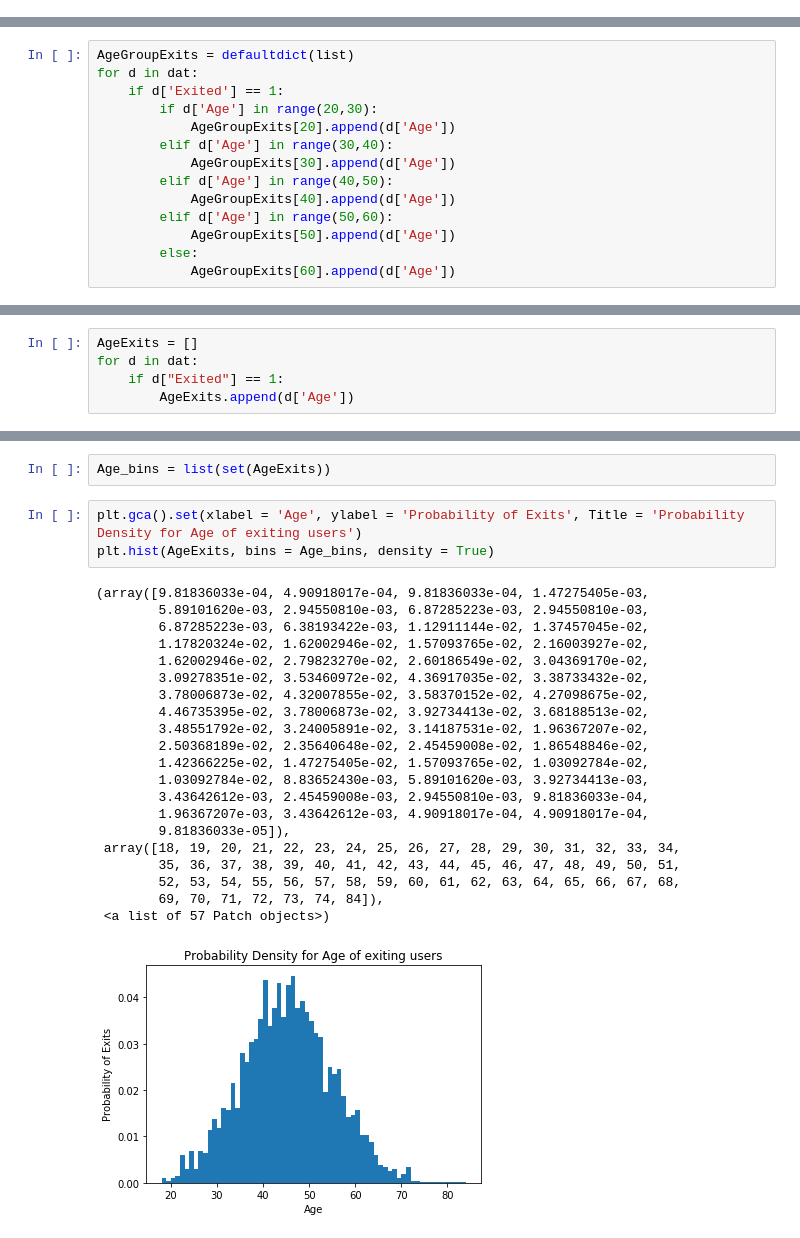
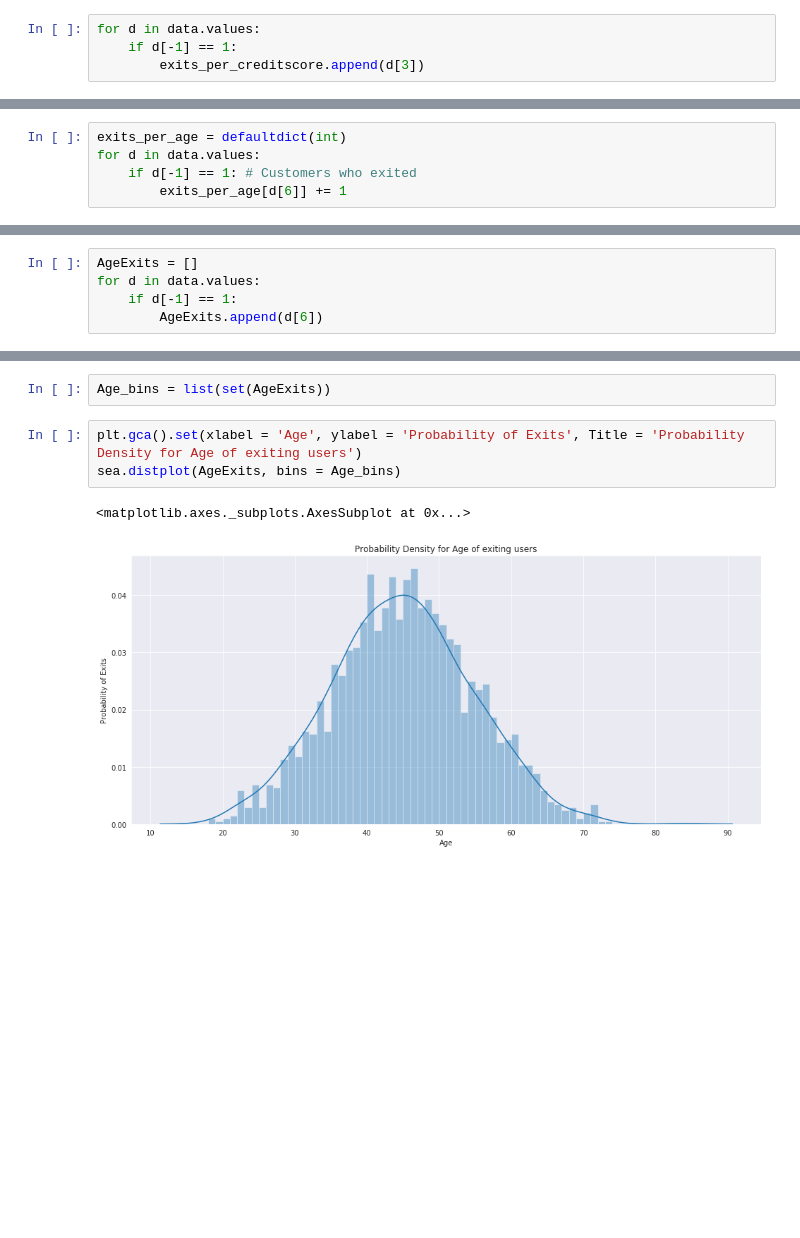
Before and after one commit to pratik-1999/Churn_Model, a Jupyter notebook: Geo_demographic_data_analysis.ipynb, the cells around one changed output, grey strips where cells are left out. Drawn from its saved outputs; the diff is of its cells as text; blank space fills up the shorter version.

Commit message:
New Plots

```diff
--- a/Geo_demographic_data_analysis.ipynb
+++ b/Geo_demographic_data_analysis.ipynb
@@ -155,0 +140,4 @@ plt.bar(x, y, color = 'Teal')
+# %%
+for d in data.values:
+    if d[-1] == 1:
+        exits_per_creditscore.append(d[3])
@@ -156,16 +154,2 @@ plt.bar(x, y, color = 'Teal')
 # %% [markdown]
 ### Trend of Exits per Age-group
-# %%
-AgeGroupExits = defaultdict(list)
-for d in dat:
-    if d['Exited'] == 1:
-        if d['Age'] in range(20,30):
-            AgeGroupExits[20].append(d['Age'])
-        elif d['Age'] in range(30,40):
-            AgeGroupExits[30].append(d['Age'])
-        elif d['Age'] in range(40,50):
-            AgeGroupExits[40].append(d['Age'])
-        elif d['Age'] in range(50,60):
-            AgeGroupExits[50].append(d['Age'])
-        else:
-            AgeGroupExits[60].append(d['Age'])
@@ -185,0 +156,5 @@ plt.bar(x, y, color = 'Crimson', width = 8.0 )
+# %%
+exits_per_age = defaultdict(int)
+for d in data.values:
+    if d[-1] == 1: # Customers who exited
+        exits_per_age[d[6]] += 1
@@ -186,8 +172,8 @@ plt.bar(x, y, color = 'Crimson', width = 8.0 )
 # %%
 AgeExits = []
-for d in dat:
-    if d["Exited"] == 1:
-        AgeExits.append(d['Age'])
+for d in data.values:
+    if d[-1] == 1:
+        AgeExits.append(d[6])
 # %%
 AgeExits.sort()
 AgeExits[-10:]
@@ -197,26 +183,7 @@ AgeExits[-10:]
 Age_bins = list(set(AgeExits))
 # %%
 plt.gca().set(xlabel = 'Age', ylabel = 'Probability of Exits', Title = 'Probability Density for Age of exiting users')
-plt.hist(AgeExits, bins = Age_bins, density = True)
+sea.distplot(AgeExits, bins = Age_bins)
 # %% [output]
-(array([9.81836033e-04, 4.90918017e-04, 9.81836033e-04, 1.47275405e-03,
-        5.89101620e-03, 2.94550810e-03, 6.87285223e-03, 2.94550810e-03,
-        6.87285223e-03, 6.38193422e-03, 1.12911144e-02, 1.37457045e-02,
-        1.17820324e-02, 1.62002946e-02, 1.57093765e-02, 2.16003927e-02,
-        1.62002946e-02, 2.79823270e-02, 2.60186549e-02, 3.04369170e-02,
-        3.09278351e-02, 3.53460972e-02, 4.36917035e-02, 3.38733432e-02,
-        3.78006873e-02, 4.32007855e-02, 3.58370152e-02, 4.27098675e-02,
-        4.46735395e-02, 3.78006873e-02, 3.92734413e-02, 3.68188513e-02,
-        3.48551792e-02, 3.24005891e-02, 3.14187531e-02, 1.96367207e-02,
-        2.50368189e-02, 2.35640648e-02, 2.45459008e-02, 1.86548846e-02,
-        1.42366225e-02, 1.47275405e-02, 1.57093765e-02, 1.03092784e-02,
-        1.03092784e-02, 8.83652430e-03, 5.89101620e-03, 3.92734413e-03,
-        3.43642612e-03, 2.45459008e-03, 2.94550810e-03, 9.81836033e-04,
-        1.96367207e-03, 3.43642612e-03, 4.90918017e-04, 4.90918017e-04,
-        9.81836033e-05]),
- array([18, 19, 20, 21, 22, 23, 24, 25, 26, 27, 28, 29, 30, 31, 32, 33, 34,
-        35, 36, 37, 38, 39, 40, 41, 42, 43, 44, 45, 46, 47, 48, 49, 50, 51,
-        52, 53, 54, 55, 56, 57, 58, 59, 60, 61, 62, 63, 64, 65, 66, 67, 68,
-        69, 70, 71, 72, 73, 74, 84]),
- <a list of 57 Patch objects>)
+<matplotlib.axes._subplots.AxesSubplot at 0x...>
-[figure, old version]
+[figure, new version]
```
Also changed, not shown: parts of 37 cells of this notebook, 1 other file.
